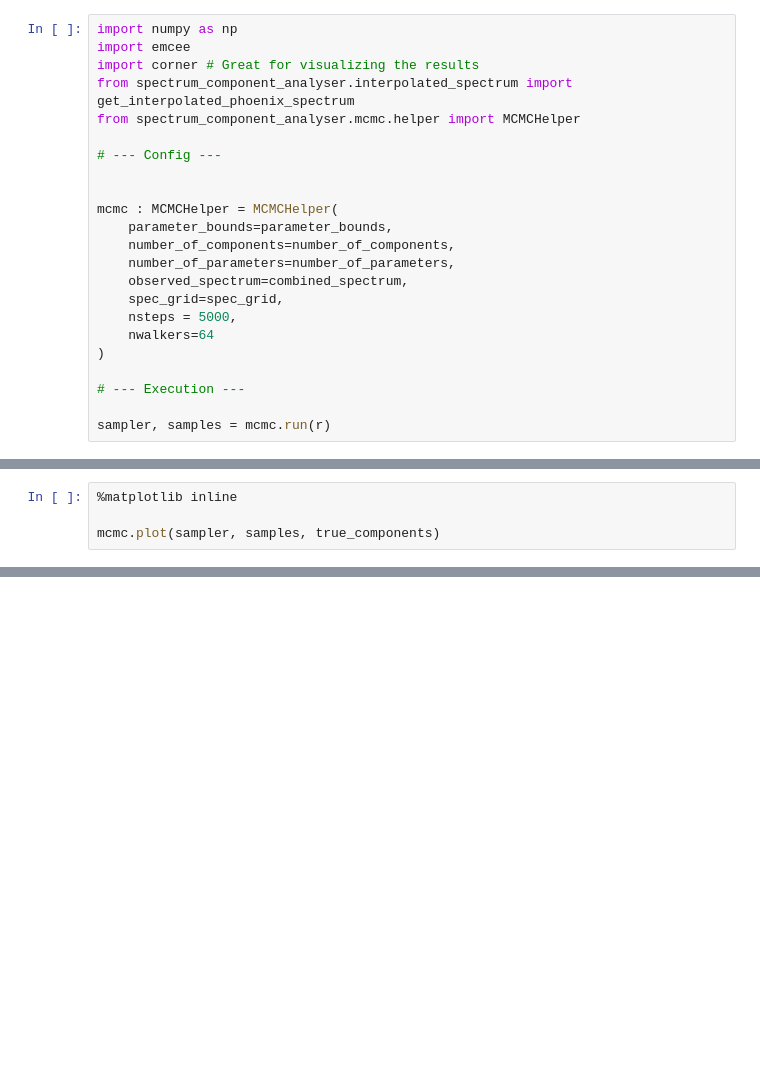
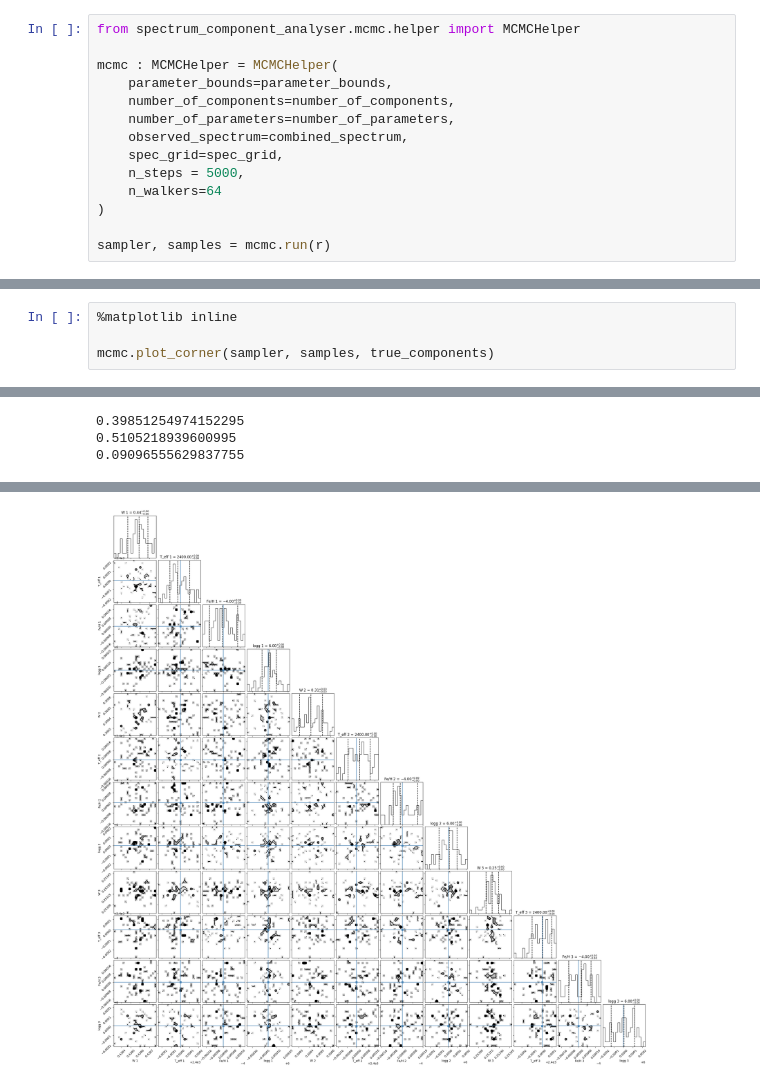
Before and after one commit to BenGreenAstro/stellar-heterogeneity-modelling, a Jupyter notebook: analysis/simulated_degeneracies/main.ipynb, the cells around one changed output, grey strips where cells are left out. Saved outputs shown, nothing was run; the diff lists cells and outputs as text; blank space fills up the shorter version.

```diff
--- a/analysis/simulated_degeneracies/main.ipynb
+++ b/analysis/simulated_degeneracies/main.ipynb
@@ -197,12 +156,5 @@ print(np.sum(np.abs(my_residuals)))
 # %%
-import numpy as np
-import emcee
-import corner # Great for visualizing the results
-from spectrum_component_analyser.interpolated_spectrum import get_interpolated_phoenix_spectrum
 from spectrum_component_analyser.mcmc.helper import MCMCHelper
-
-# --- Config ---
-
 
 mcmc : MCMCHelper = MCMCHelper(
     parameter_bounds=parameter_bounds,
@@ -210,10 +162,8 @@ mcmc : MCMCHelper = MCMCHelper(
     number_of_parameters=number_of_parameters,
     observed_spectrum=combined_spectrum,
     spec_grid=spec_grid,
-    nsteps = 5000,
-    nwalkers=64
+    n_steps = 5000,
+    n_walkers=64
 )
 
-# --- Execution ---
-
 sampler, samples = mcmc.run(r)
@@ -220,4 +177,5 @@ sampler, samples = mcmc.run(r)
 # %%
 %matplotlib inline
 
-mcmc.plot(sampler, samples, true_components)
+mcmc.plot_corner(sampler, samples, true_components)
+# %% [output]
@@ -223,0 +192,3 @@ mcmc.plot(sampler, samples, true_components)
+0.39851254974152295
+0.5105218939600995
+0.09096555629837755
@@ -223,0 +212 @@ mcmc.plot(sampler, samples, true_components)
+[figure, added]
```
Also changed, not shown: parts of 10 cells of this notebook, 2 other files.
